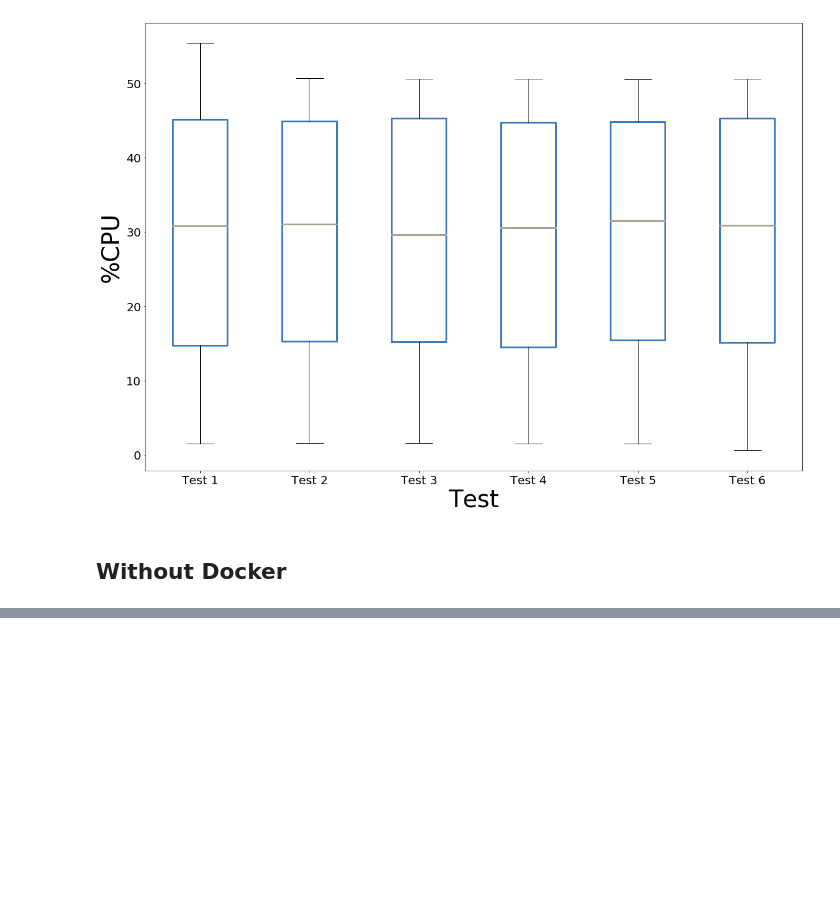
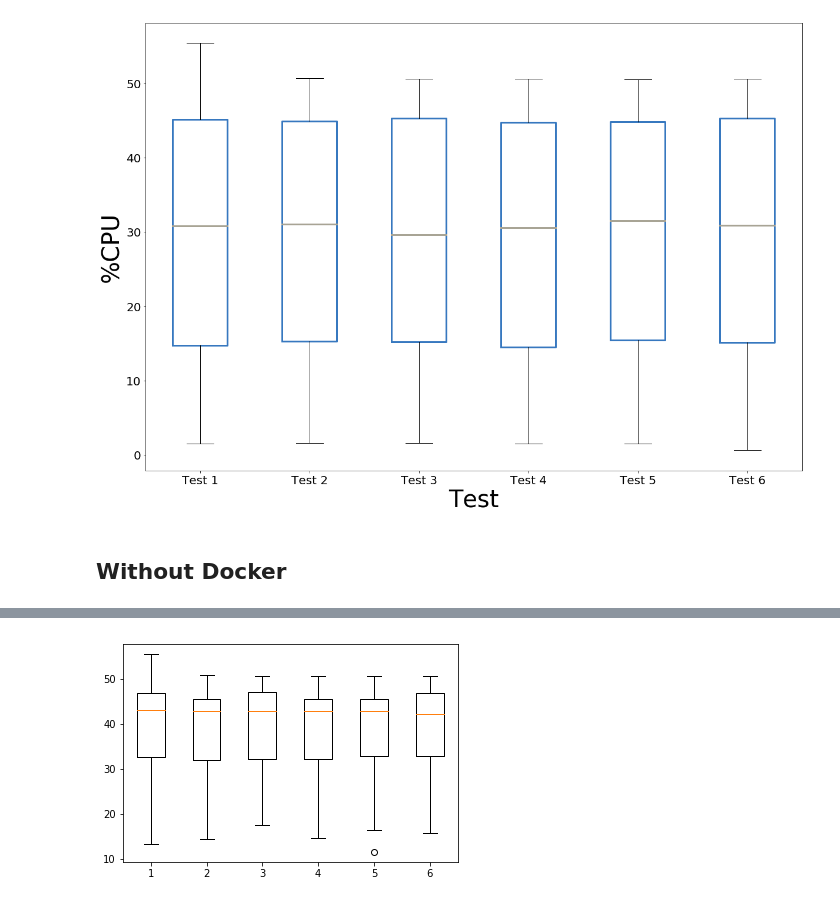
Before and after one commit to ThibaultHuyet/data_parsing, a Jupyter notebook: Notebooks/Untitled.ipynb, the cells around one changed output, grey strips where cells are left out. Saved outputs shown, nothing was run; the diff lists cells and outputs as text; code cells hidden in the pictures; blank space fills up the shorter version.

```diff
--- a/Notebooks/Untitled.ipynb
+++ b/Notebooks/Untitled.ipynb
@@ -411,0 +445,6 @@ plt.show()
+# %%
+data = [main1[peaks1], main2[peaks2], main3[peaks3], main4[peaks4], main5[peaks5], main6[peaks6]]
+plt.boxplot(data)
+plt.show()
+# %% [output]
+[figure, added]
```
Also changed, not shown: parts of 8 cells of this notebook.
